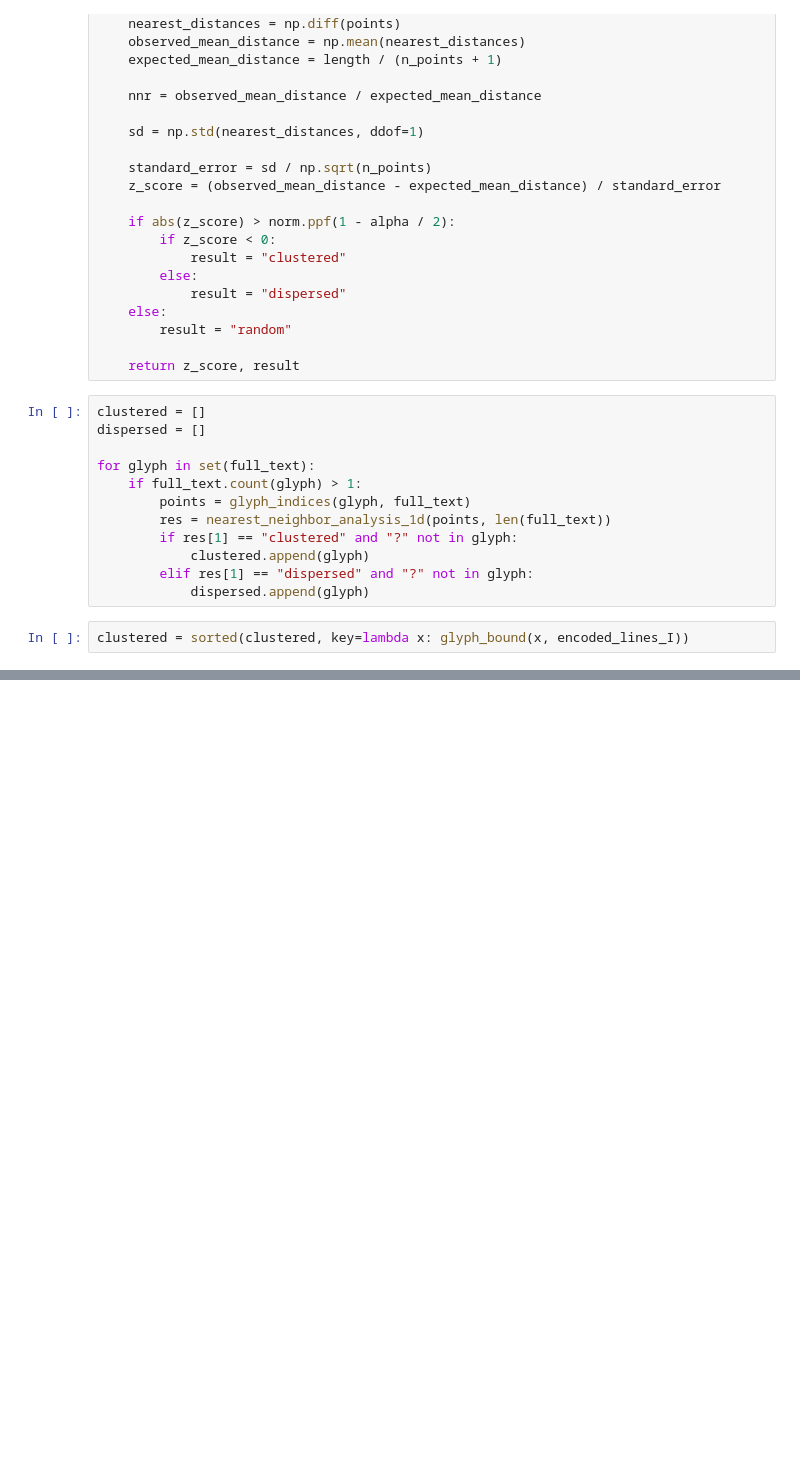
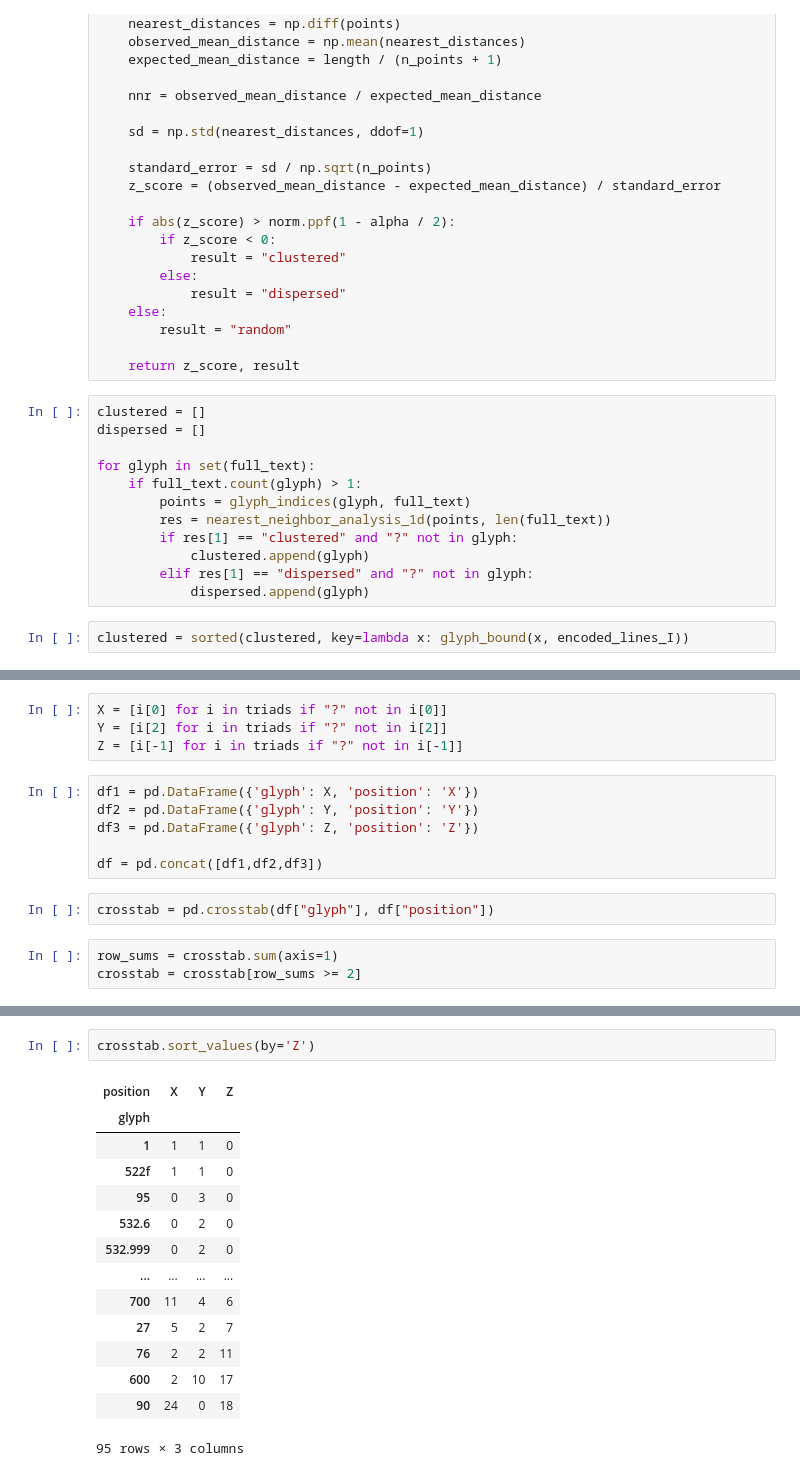
Before and after one commit to jgregoriods/santiago-staff, a Jupyter notebook: SantiagoStaff.ipynb, the cells around one changed output, grey strips where cells are left out. Drawn from its saved outputs; the diff is of its cells as text; blank space fills up the shorter version.

```diff
--- a/SantiagoStaff.ipynb
+++ b/SantiagoStaff.ipynb
@@ -290,0 +296,15 @@ plot_discourse(clustered, full_text)
+# %%
+X = [i[0] for i in triads if "?" not in i[0]]
+Y = [i[2] for i in triads if "?" not in i[2]]
+Z = [i[-1] for i in triads if "?" not in i[-1]]
+# %%
+df1 = pd.DataFrame({'glyph': X, 'position': 'X'})
+df2 = pd.DataFrame({'glyph': Y, 'position': 'Y'})
+df3 = pd.DataFrame({'glyph': Z, 'position': 'Z'})
+
+df = pd.concat([df1,df2,df3])
+# %%
+crosstab = pd.crosstab(df["glyph"], df["position"])
+# %%
+row_sums = crosstab.sum(axis=1)
+crosstab = crosstab[row_sums >= 2]
@@ -290,0 +331,17 @@ plot_discourse(clustered, full_text)
+# %%
+crosstab.sort_values(by='Z')
+# %% [output]
+| position | X | Y | Z |
+| glyph |  |  |  |
+| 1 | 1 | 1 | 0 |
+| 522f | 1 | 1 | 0 |
+| 95 | 0 | 3 | 0 |
+| 532.6 | 0 | 2 | 0 |
+| 532.999 | 0 | 2 | 0 |
+| ... | ... | ... | ... |
+| 700 | 11 | 4 | 6 |
+| 27 | 5 | 2 | 7 |
+| 76 | 2 | 2 | 11 |
+| 600 | 2 | 10 | 17 |
+| 90 | 24 | 0 | 18 |
+95 rows × 3 columns
```
Also changed, not shown: parts of 4 cells of this notebook.
